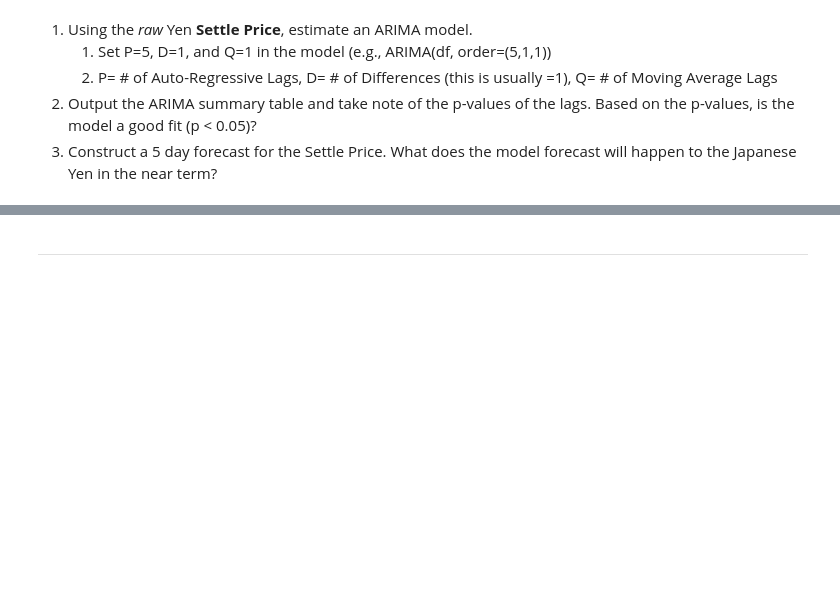
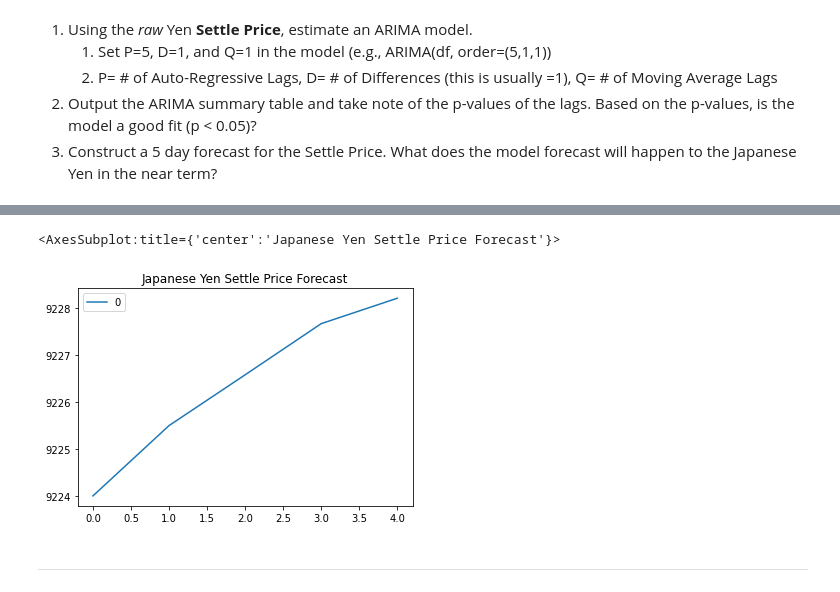
Before and after one commit to Akabbott0303/time-series-homework, a Jupyter notebook: time_series_analysis.ipynb, the cells around one changed output, grey strips where cells are left out. Saved outputs shown, nothing was run; the diff lists cells and outputs as text; code cells hidden in the pictures; blank space fills up the shorter version.

```diff
--- a/time_series_analysis.ipynb
+++ b/time_series_analysis.ipynb
@@ -117,7 +183,7 @@ from statsmodels.tsa.arima_model import ARIMA
 
 # Estimate and ARIMA Model:
 # Hint: ARIMA(df, order=(p, d, q))
-# YOUR CODE HERE!
+arima_model = ARIMA(yen_futures['Settle'], order=(5, 1, 1))
 
 # Fit the model
-# YOUR CODE HERE!
+arima_results =  arima_model.fit()
@@ -130,3 +237,9 @@ results.summary()
+# %%
+# Plot the 5 Day Price Forecast
+pd.DataFrame(arima_results.forecast(steps=5)[0]).plot(title='Japanese Yen Settle Price ARIMA Forecast')
+# %% [output]
+<AxesSubplot:title={'center':'Japanese Yen Settle Price Forecast'}>
+[figure, added]
 # %% [markdown]
 ---
 # %% [markdown]
```
Also changed, not shown: parts of 20 cells of this notebook.
